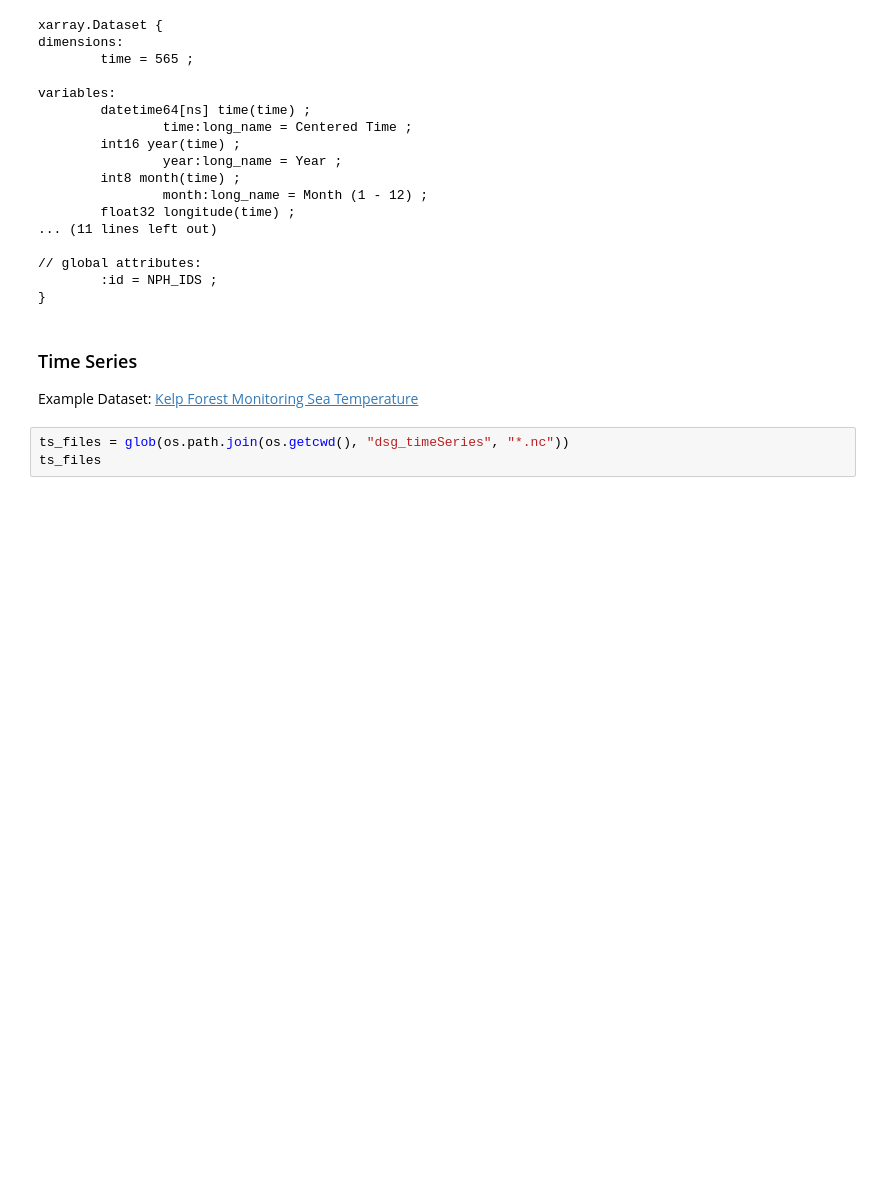
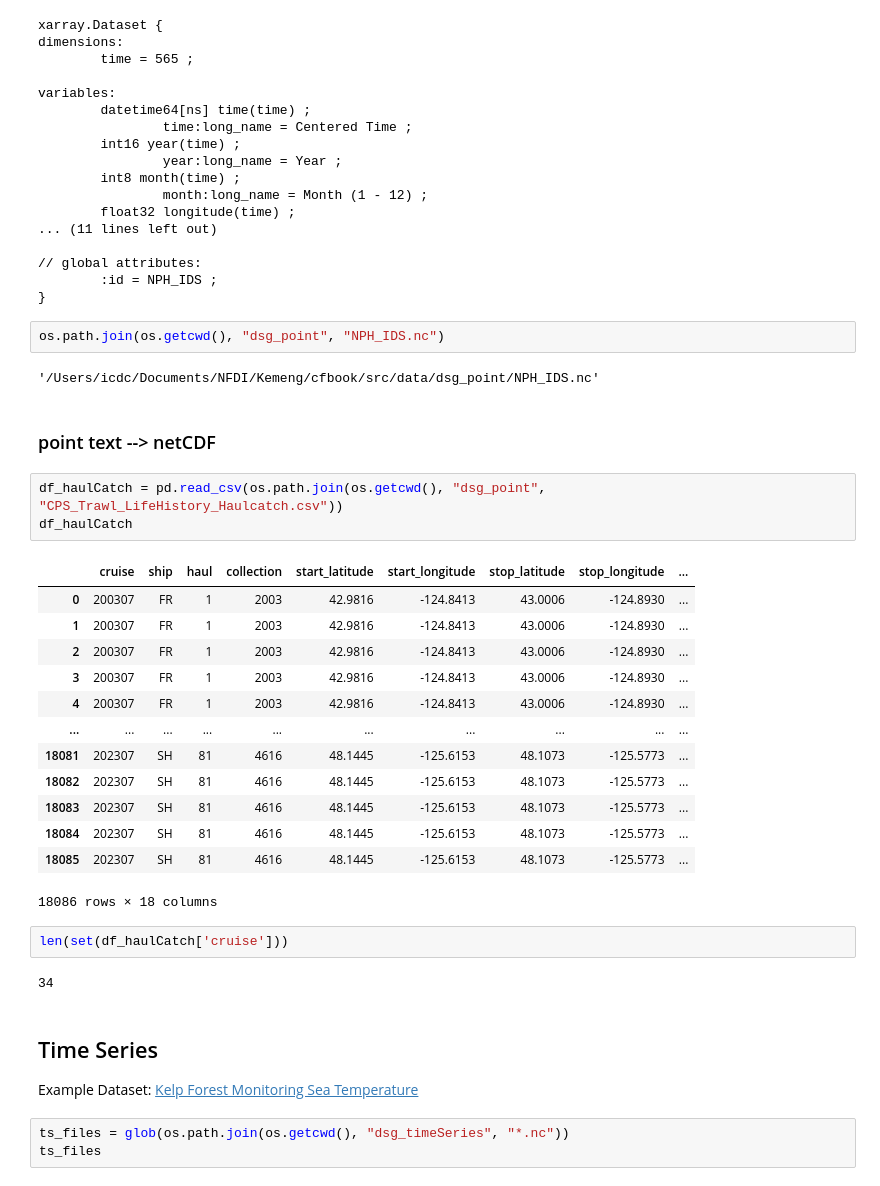
Before and after one commit to Shirobakaidou/cfbook, a Jupyter notebook: book/05_cf_dsg.ipynb, the cells around one changed output. Drawn from its saved outputs; the diff is of its cells as text; blank space fills up the shorter version.

```diff
--- a/cf_dsg.ipynb
+++ b/book/05_cf_dsg.ipynb
@@ -54,8 +55,35 @@ variables:
 // global attributes:
         :id = NPH_IDS ;
 }
+# %%
+os.path.join(os.getcwd(), "dsg_point", "NPH_IDS.nc")
+# %% [output]
+'/Users/icdc/Documents/NFDI/Kemeng/cfbook/src/data/dsg_point/NPH_IDS.nc'
+# %% [markdown]
+### point text --> netCDF
+# %%
+df_haulCatch = pd.read_csv(os.path.join(os.getcwd(), "dsg_point", "CPS_Trawl_LifeHistory_Haulcatch.csv"))
+df_haulCatch
+# %% [output]
+|  | cruise | ship | haul | collection | start_latitude | start_longitude | stop_latitude | stop_longitude | ... |
+| 0 | 200307 | FR | 1 | 2003 | 42.9816 | -124.8413 | 43.0006 | -124.8930 | ... |
+| 1 | 200307 | FR | 1 | 2003 | 42.9816 | -124.8413 | 43.0006 | -124.8930 | ... |
+| 2 | 200307 | FR | 1 | 2003 | 42.9816 | -124.8413 | 43.0006 | -124.8930 | ... |
+| 3 | 200307 | FR | 1 | 2003 | 42.9816 | -124.8413 | 43.0006 | -124.8930 | ... |
+| 4 | 200307 | FR | 1 | 2003 | 42.9816 | -124.8413 | 43.0006 | -124.8930 | ... |
+| ... | ... | ... | ... | ... | ... | ... | ... | ... | ... |
+| 18081 | 202307 | SH | 81 | 4616 | 48.1445 | -125.6153 | 48.1073 | -125.5773 | ... |
+| 18082 | 202307 | SH | 81 | 4616 | 48.1445 | -125.6153 | 48.1073 | -125.5773 | ... |
+| 18083 | 202307 | SH | 81 | 4616 | 48.1445 | -125.6153 | 48.1073 | -125.5773 | ... |
+| 18084 | 202307 | SH | 81 | 4616 | 48.1445 | -125.6153 | 48.1073 | -125.5773 | ... |
+| 18085 | 202307 | SH | 81 | 4616 | 48.1445 | -125.6153 | 48.1073 | -125.5773 | ... |
+18086 rows × 18 columns
+# %%
+len(set(df_haulCatch['cruise']))
+# %% [output]
+34
 # %% [markdown]
-### Time Series
+## Time Series
 
 Example Dataset: [Kelp Forest Monitoring Sea Temperature](https://coastwatch.pfeg.noaa.gov/erddap/tabledap/erdCinpKfmT.html)
 # %%
```
Also changed, not shown: parts of 6 cells of this notebook, 14 other files.
